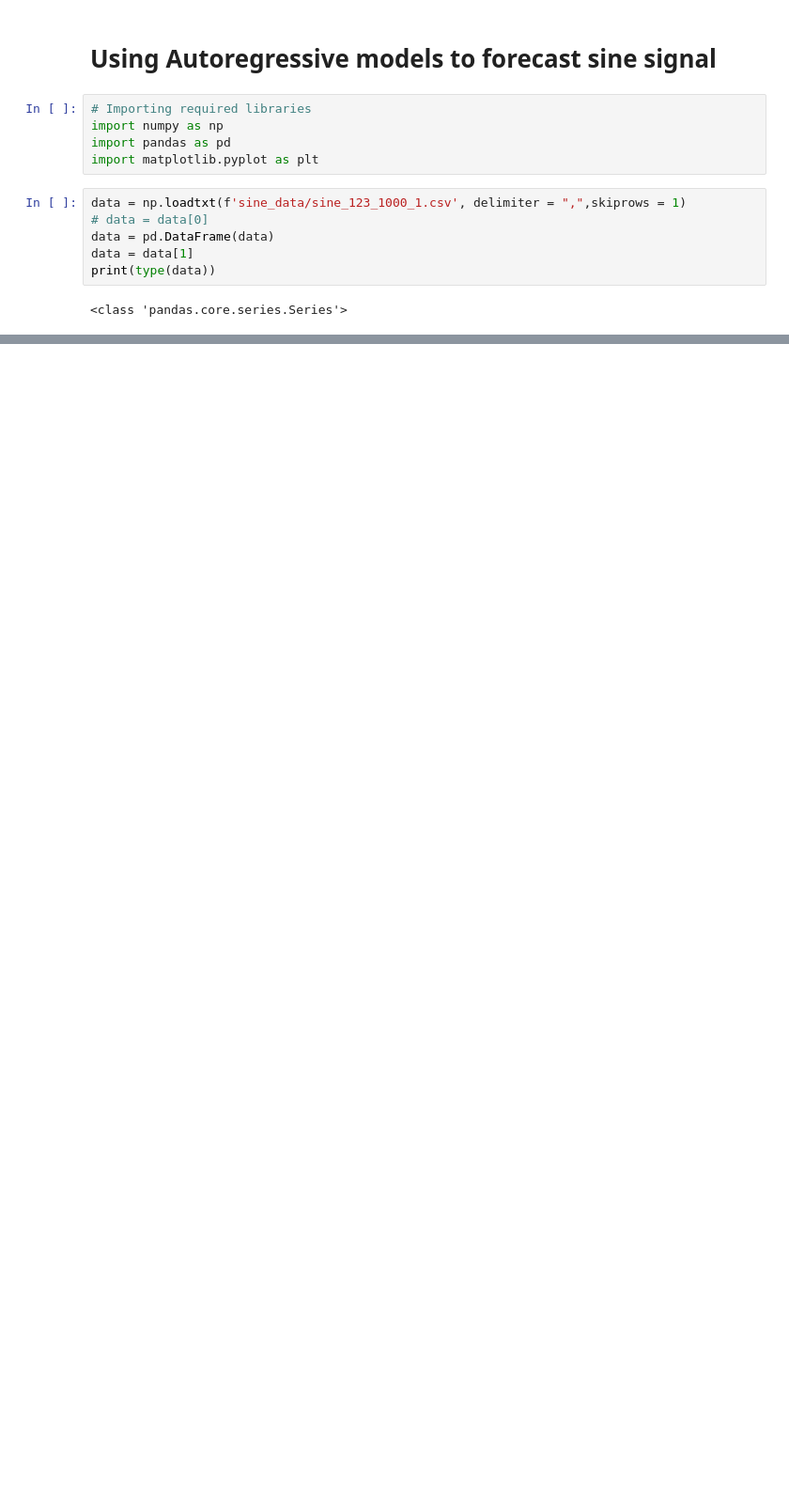
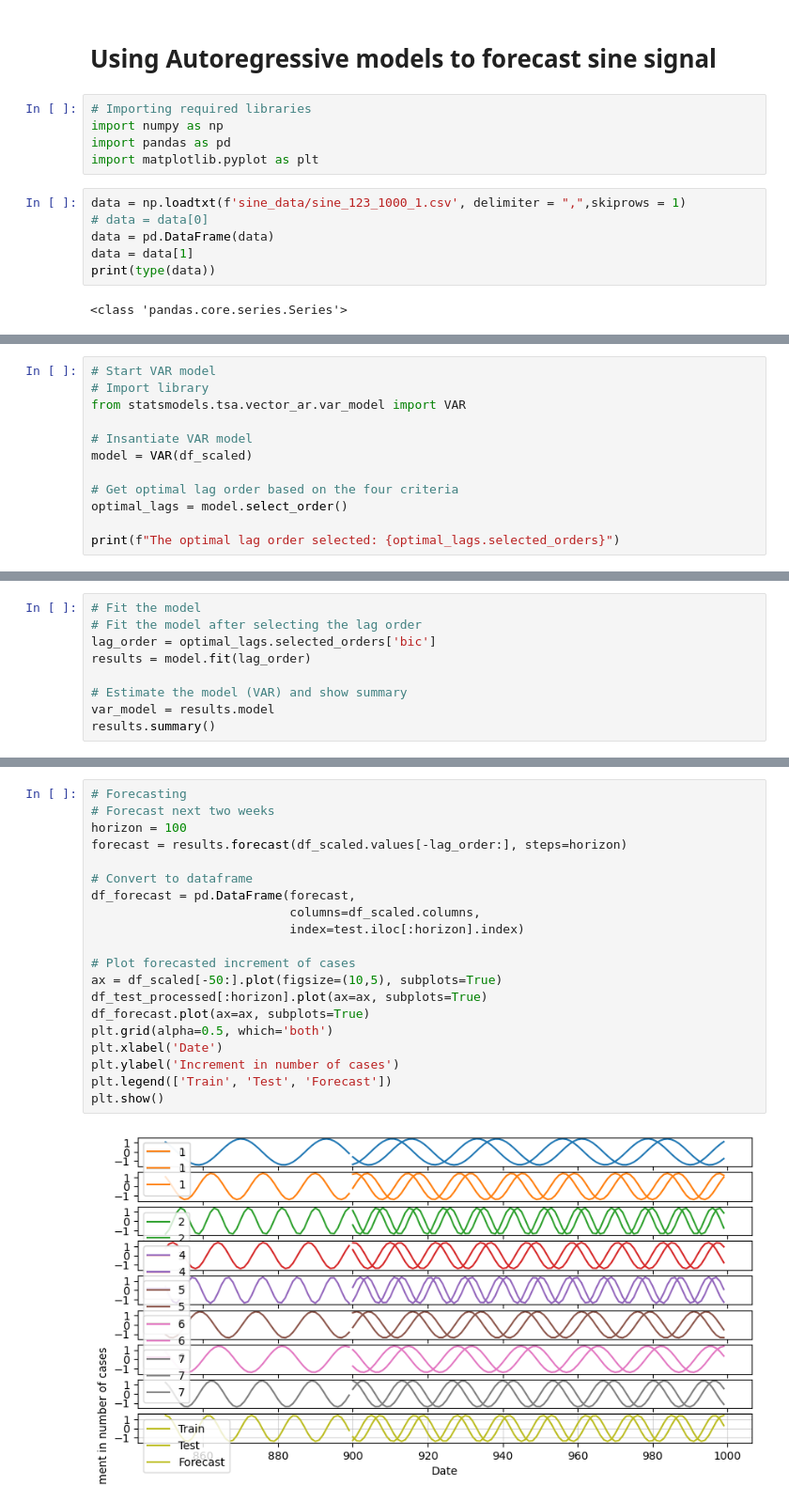
Before and after one commit to fredrikSveen/MSc_time_series_GAN, a Jupyter notebook: AR_model.ipynb, the cells around one changed output, grey strips where cells are left out. Shown at 94% size. Cells and saved outputs as stored; diff of their text form; blank space fills up the shorter version.

```diff
--- a/AR_model.ipynb
+++ b/AR_model.ipynb
@@ -53,0 +223,12 @@ Error:
+# %%
+# Start VAR model
+# Import library
+from statsmodels.tsa.vector_ar.var_model import VAR
+
+# Insantiate VAR model
+model = VAR(df_scaled)
+
+# Get optimal lag order based on the four criteria
+optimal_lags = model.select_order()
+
+print(f"The optimal lag order selected: {optimal_lags.selected_orders}")
@@ -53,0 +237,9 @@ Error:
+# %%
+# Fit the model
+# Fit the model after selecting the lag order
+lag_order = optimal_lags.selected_orders['bic']
+results = model.fit(lag_order)
+
+# Estimate the model (VAR) and show summary
+var_model = results.model
+results.summary()
@@ -53,0 +264,22 @@ Error:
+# %%
+# Forecasting
+# Forecast next two weeks
+horizon = 100
+forecast = results.forecast(df_scaled.values[-lag_order:], steps=horizon)
+
+# Convert to dataframe
+df_forecast = pd.DataFrame(forecast,
+                           columns=df_scaled.columns,
+                           index=test.iloc[:horizon].index)
+
+# Plot forecasted increment of cases
+ax = df_scaled[-50:].plot(figsize=(10,5), subplots=True)
+df_test_processed[:horizon].plot(ax=ax, subplots=True)
+df_forecast.plot(ax=ax, subplots=True)
+plt.grid(alpha=0.5, which='both')
+plt.xlabel('Date')
+plt.ylabel('Increment in number of cases')
+plt.legend(['Train', 'Test', 'Forecast'])
+plt.show()
+# %% [output]
+[figure, added]
```
Also changed, not shown: parts of 15 cells of this notebook.
